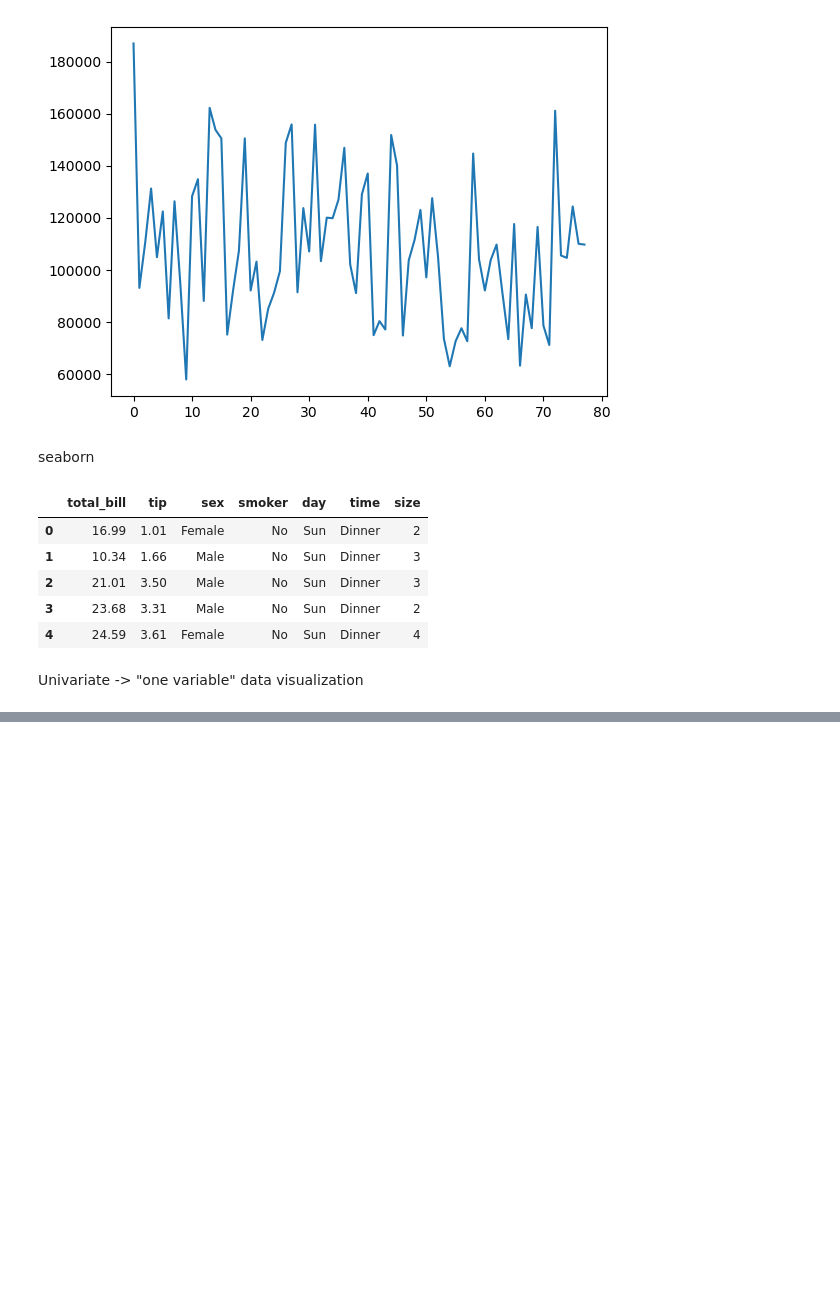
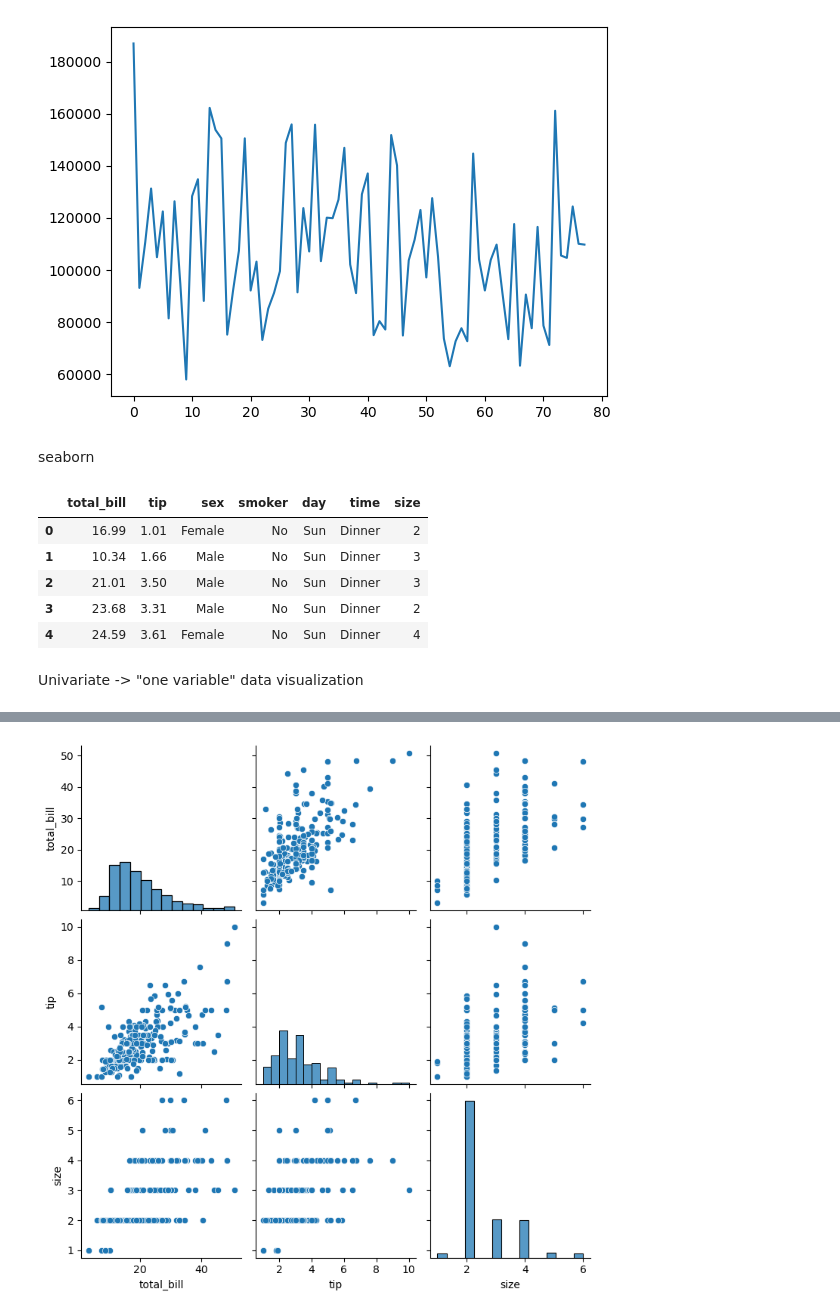
Before and after one commit to Hemang-krishna/Data-science, a Jupyter notebook: Visualization_mat_seaborn.ipynb, the cells around one changed output, grey strips where cells are left out. Drawn from its saved outputs; the diff is of its cells as text; code cells hidden in the pictures; blank space fills up the shorter version.

```diff
--- a/Visualization_mat_seaborn.ipynb
+++ b/Visualization_mat_seaborn.ipynb
@@ -191,0 +192,6 @@ mplt.show()
+# %%
+sn.pairplot(tips)
+#plt.tight_layout()
+mplt.show()
+# %% [output]
+[figure, added]
```
Also changed, not shown: parts of 5 cells of this notebook.
